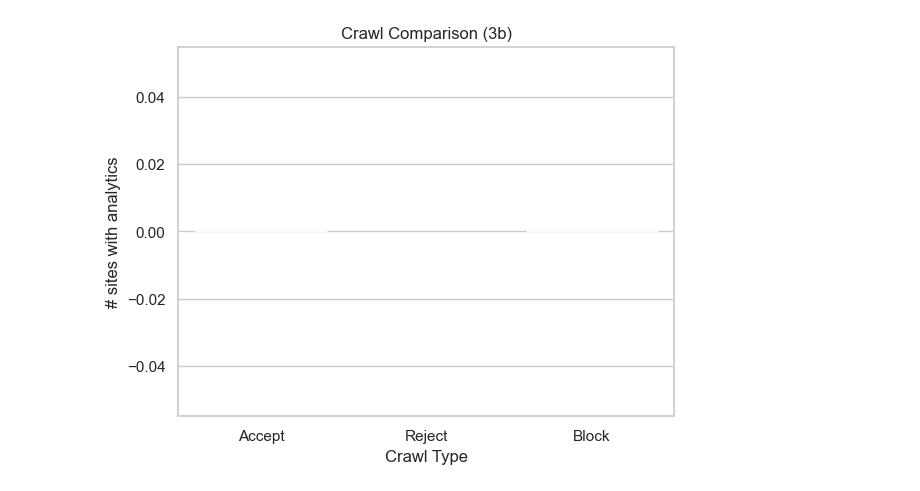
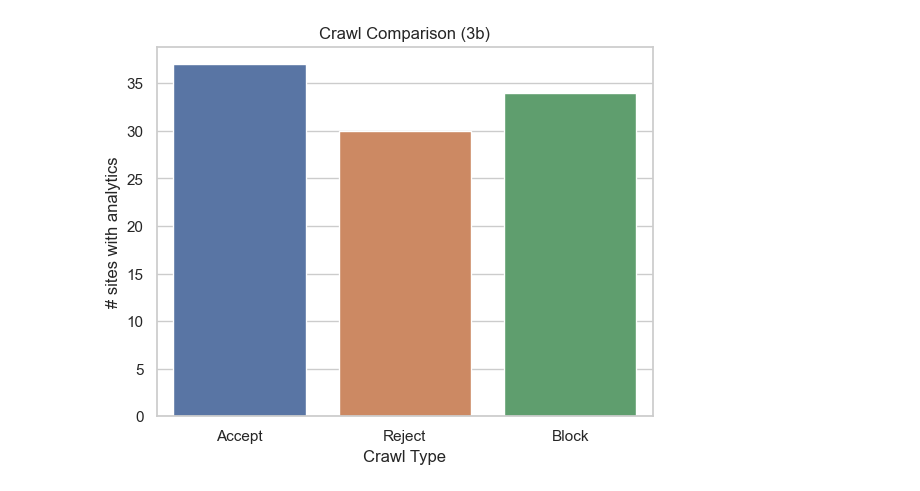
Before and after one commit to najeh-halawani/Automated-Web-Tracking-Detection-and-Privacy-Compliance-Analyzer, a Jupyter notebook: analysis/plot.ipynb, the cells around one changed output. Cells and saved outputs as stored; diff of their text form; code cells hidden in the pictures.

```diff
--- a/analysis/plot.ipynb
+++ b/analysis/plot.ipynb
@@ -156,45 +199,60 @@ plt.show()
 # %%
-# 3b
+# 3b: Number of sites with at least one Analytics request per crawl mode
 
 visits_df, requests_df = load_results(RESULTS_PATH)
+
 label_map = {"accept": "Accept", "reject": "Reject", "block": "Block"}
-visits_df = visits_df.assign(crawl_label=visits_df["crawl_mode"].map(label_map))
 
-analytics_visits = (
-    requests_df[requests_df["disconnect_category"] == "Analytics"]["visit_id"]
-    .dropna()
-    .unique()
+# For each (visit_id, crawl_mode), check if there is at least one Analytics request
+ana_by_visit_mode = (
+    requests_df
+    .assign(has_analytics=requests_df["disconnect_category"] == "Analytics")
+    .groupby(["visit_id", "crawl_mode"], as_index=False)["has_analytics"]
+    .any()
 )
 
+visits_with_ana = (
+    visits_df
+    .merge(ana_by_visit_mode, on=["visit_id", "crawl_mode"], how="left")
+)
+
+visits_with_ana["has_analytics"] = visits_with_ana["has_analytics"].fillna(False)
+visits_with_ana = visits_with_ana.assign(
+    crawl_label=visits_with_ana["crawl_mode"].map(label_map)
+)
+
+# Count how many sites per crawl type have Analytics
 summary = (
-    visits_df.assign(has_analytics=visits_df["visit_id"].isin(analytics_visits))
+    visits_with_ana
     .groupby("crawl_label")["has_analytics"]
     .sum()
     .reindex(["Accept", "Reject", "Block"])
     .rename("# sites with analytics")
 )
 
 # Convert Series into a DataFrame for seaborn
 summary_df = (
     summary
     .reset_index()
-    .rename(columns={"crawl_label": "Crawl Type",
-                     "# sites with analytics": "Sites with analytics"})
+    .rename(columns={
+        "crawl_label": "Crawl Type",
+        "# sites with analytics": "Sites with analytics"
+    })
 )
 
 sns.set_theme(style="whitegrid")
 ax = sns.barplot(
     data=summary_df,
     x="Crawl Type",
     y="Sites with analytics",
-    hue="Crawl Type",   # explicitly link palette to variable
+    hue="Crawl Type",
     palette=["#4C72B0", "#DD8452", "#55A868"],
     legend=False,
 )
 
 ax.set_xlabel("Crawl Type")
 ax.set_ylabel("# sites with analytics")
 ax.set_title("Crawl Comparison (3b)")
 plt.show()
 # %% [output]
-[figure, old version]
+[figure, new version]
```
Also changed, not shown: parts of 32 cells of this notebook.
